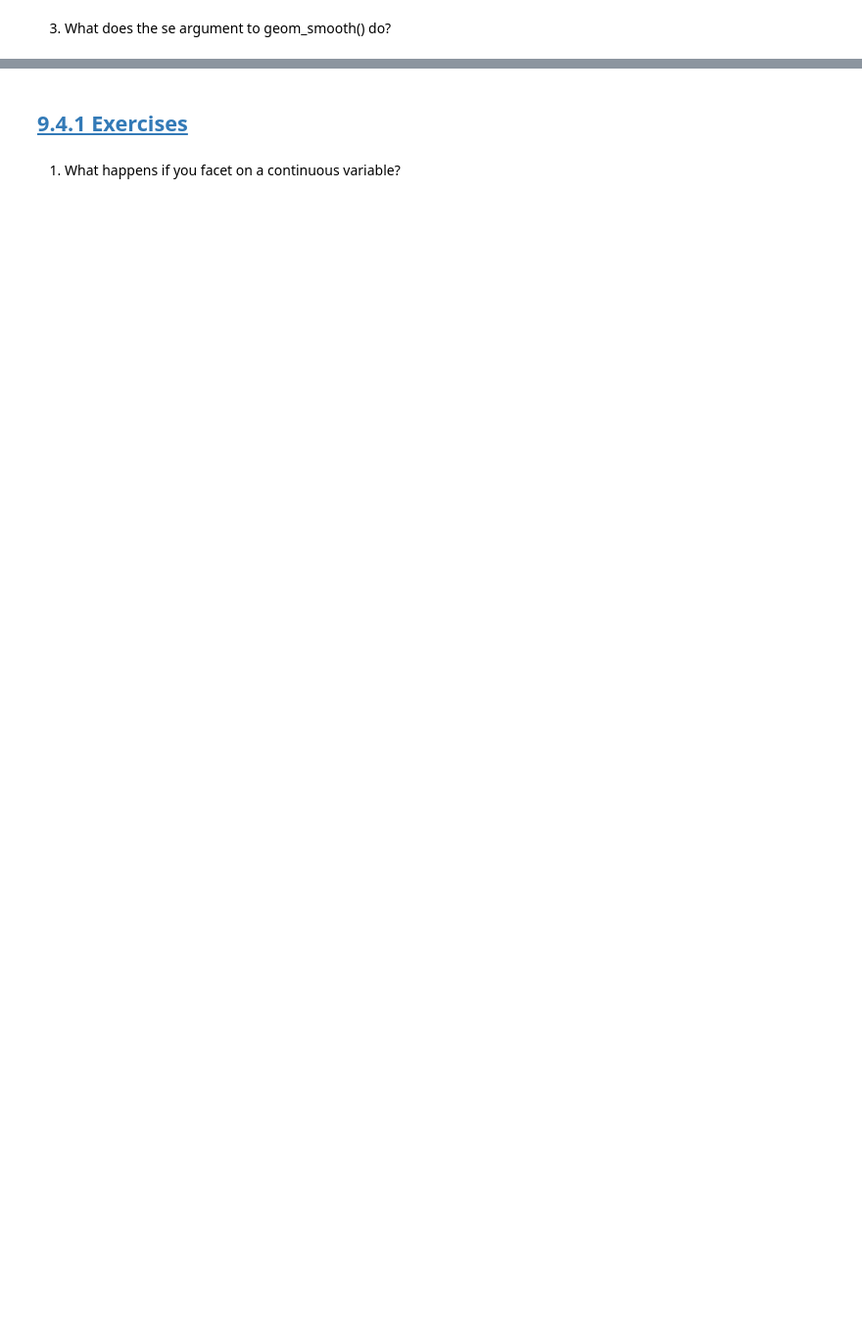
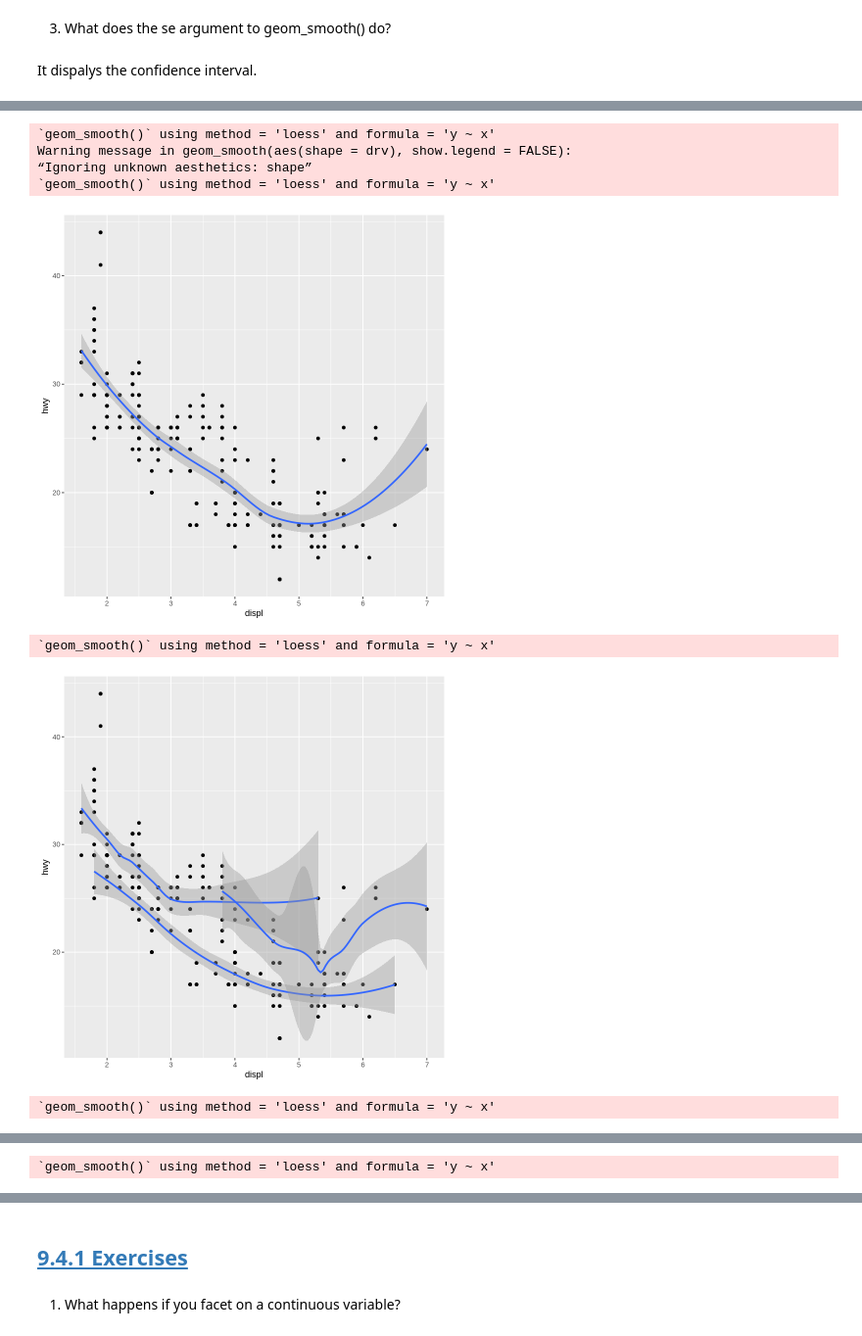
Before and after one commit to Brandy-Corwin/R-for-DS-exercises, a Jupyter notebook: Week_5_Assignments.ipynb, the cells around one changed output, grey strips where cells are left out. Shown at 98% size. Saved outputs shown, nothing was run; the diff lists cells and outputs as text; code cells hidden in the pictures; blank space fills up the shorter version.

```diff
--- a/Week_5_Assignments.ipynb
+++ b/Week_5_Assignments.ipynb
@@ -26,5 +69,7 @@ What does show.legend = FALSE do here? What happens if you remove it? Why do you
 # %% [markdown]
 3. What does the se argument to geom_smooth() do?
+# %% [markdown]
+It dispalys the confidence interval.
 # %% [markdown]
 4. Recreate the R code necessary to generate the following graphs. Note that wherever a categorical variable is used in the plot, it’s drv.
 
@@ -36,3 +81,36 @@ What does show.legend = FALSE do here? What happens if you remove it? Why do you
 
 <img src="https://r4ds.hadley.nz/layers_files/figure-html/unnamed-chunk-19-5.png" width="300" height="200"/></img>
 <img src="https://r4ds.hadley.nz/layers_files/figure-html/unnamed-chunk-19-6.png" width="300" height="200"/></img>
+# %%
+ggplot(mpg, aes(x = displ, y = hwy)) +
+    geom_point() +
+    geom_smooth()
+
+ggplot(mpg, aes(x = displ, y = hwy)) +
+    geom_point() +
+    geom_smooth(aes(shape = drv), show.legend = FALSE)
+
+ggplot(mpg, aes(x = displ, y = hwy, color = drv)) +
+    geom_point() +
+    geom_smooth()
+
+ggplot(mpg, aes(x = displ, y = hwy)) +
+    geom_point(aes(color = drv)) +
+    geom_smooth()
+
+ggplot(mpg, aes(x = displ, y = hwy)) +
+    geom_point(aes(color = drv)) +
+    geom_smooth(aes(linetype = drv))
+
+ggplot(mpg, aes(x = displ, y = hwy, color = drv)) +
+    geom_point(size = 5, color = "white") +
+    geom_point(size = 2)
+# %% [output]
+`geom_smooth()` using method = 'loess' and formula = 'y ~ x'
+Warning message in geom_smooth(aes(shape = drv), show.legend = FALSE):
+“Ignoring unknown aesthetics: shape”
+`geom_smooth()` using method = 'loess' and formula = 'y ~ x'
+[figure, added]
+`geom_smooth()` using method = 'loess' and formula = 'y ~ x'
+[figure, added]
+`geom_smooth()` using method = 'loess' and formula = 'y ~ x'
@@ -38,0 +118 @@ What does show.legend = FALSE do here? What happens if you remove it? Why do you
+`geom_smooth()` using method = 'loess' and formula = 'y ~ x'
```
Also changed, not shown: parts of 37 cells of this notebook.
